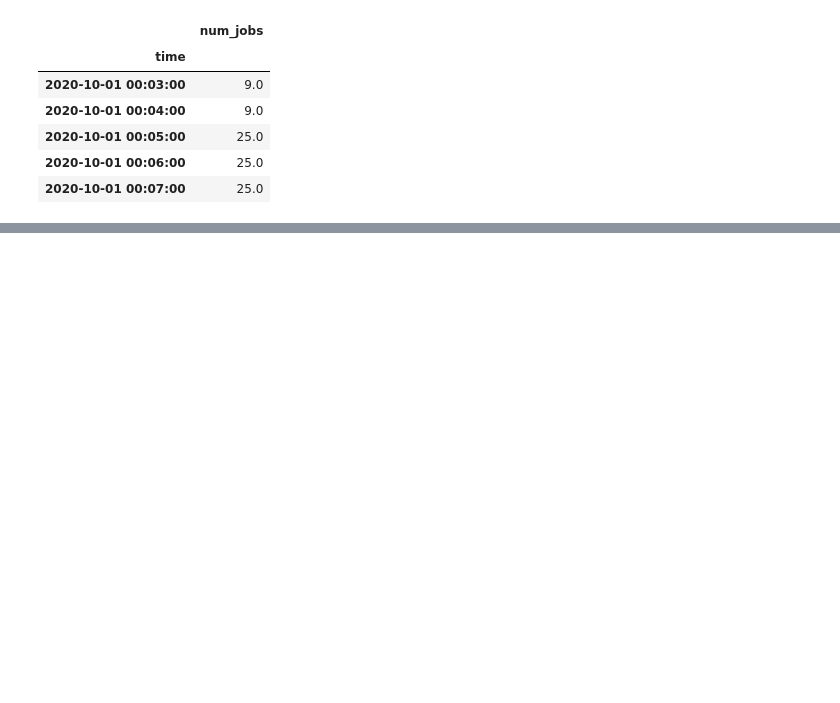
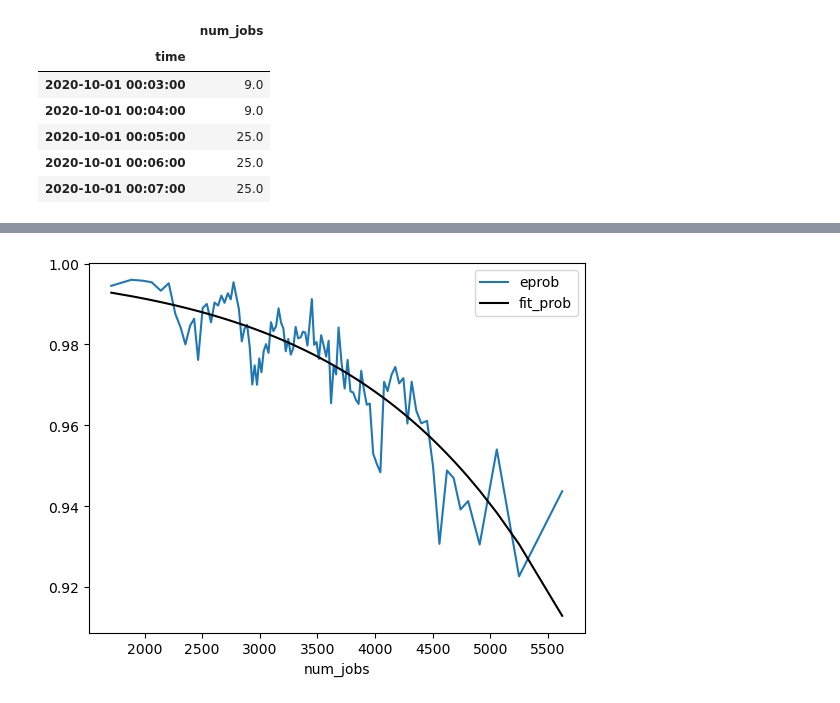
Before and after one commit to nss-data-science-cohort-8/accre-sweet-potato-casserole, a Jupyter notebook: notebooks/AIBranch3.ipynb, the cells around one changed output, grey strips where cells are left out. Saved outputs shown, nothing was run; the diff lists cells and outputs as text; code cells hidden in the pictures; blank space fills up the shorter version.

```diff
--- a/notebooks/AIBranch3.ipynb
+++ b/notebooks/AIBranch3.ipynb
@@ -686,0 +1294,4 @@ num_jobs_df.sample(10000).sort_index().plot()
+# %%
+#(~run_jobs['time'].between('2021-10-01', '2021-10-31')) & (~run_jobs['time'].between('2021-05-01', '2021-05-31'))
+run_jobs_without_low_dates = run_jobs[~run_jobs['time'].dt.date.isin(low_dates)]
+run_jobs_without_low_dates
@@ -686,0 +1335,3 @@ num_jobs_df.sample(10000).sort_index().plot()
+# %%
+test_model = smf.logit('slurm_success ~ num_jobs', data=run_jobs_without_low_dates).fit()
+test_model.summary()
@@ -686,0 +1353,13 @@ num_jobs_df.sample(10000).sort_index().plot()
+# %%
+test_run_jobs_summary = (
+    run_jobs_without_low_dates
+    .assign(group = pd.qcut(run_jobs_without_low_dates['num_jobs'],
+                            q = 100,
+                            duplicates = 'drop'))
+    .groupby('group', observed = False)
+    [['num_jobs', 'slurm_success']]
+    .mean()
+    .reset_index()
+    .rename(columns = {'slurm_success': 'eprob'})
+)
+test_run_jobs_summary
@@ -686,0 +1380,3 @@ num_jobs_df.sample(10000).sort_index().plot()
+# %%
+test_run_jobs_summary['fit_prob'] = test_model.predict(test_run_jobs_summary[['num_jobs']])
+test_run_jobs_summary
@@ -686,0 +1397,7 @@ num_jobs_df.sample(10000).sort_index().plot()
+# %%
+ax = test_run_jobs_summary.plot(x = 'num_jobs', y = 'eprob')
+test_run_jobs_summary.plot(x = 'num_jobs', y = 'fit_prob',
+                color = 'black',
+                ax = ax);
+# %% [output]
+[figure, added]
```
Also changed, not shown: parts of 64 cells of this notebook.
